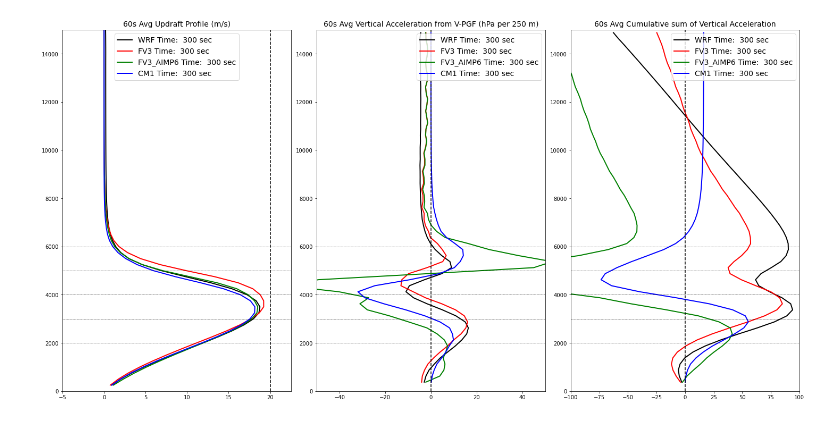
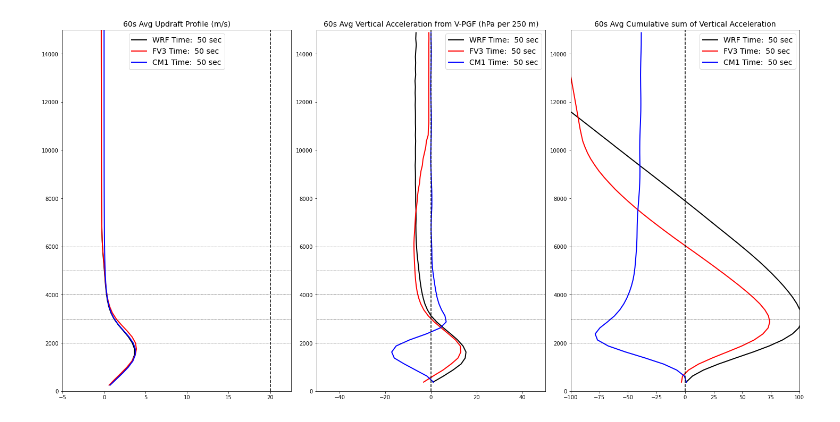
Before and after one commit to louiswicker/CAM_analysis_tools, a Jupyter notebook: bubble_profiles.ipynb, the cells around one changed output. Drawn from its saved outputs; the diff is of its cells as text; code cells hidden in the pictures.

```diff
--- a/bubble_profiles.ipynb
+++ b/bubble_profiles.ipynb
@@ -510,8 +296,8 @@ fv3_profiles_aimp6 = generate_ideal_profiles(fv3_fields_aimp6, w_thresh = 5.0, c
 # %%
 # CM1
 
-input_dir  = '/scratch/wicker/cm1r20.3/run_dry'
+input_dir  = '/work/wicker/cm1r20.3/run_dry'
 output_dir = './'
 
-cm1_fields  = read_model_fields(str(os.path.join(input_dir, "bble_run")), model_type='cm1', printout=True)
+cm1_fields  = read_model_fields(str(os.path.join(input_dir, "bble_run_5.35K")), model_type='cm1', printout=False)
 cm1_profiles = generate_ideal_profiles(cm1_fields, w_thresh = 5.0, cref_thresh = 45., min_pix=1, percentiles=None)
@@ -658,7 +403,7 @@ for n, time in enumerate([2,10,20,30,40,50, 60]):
     ax0.legend(fontsize=14)
 
     ax0 = ax[2]
-    plot_wprofile(cm1_profiles['w'], zhgts, time, time, ax0, lcolors[n], 'CM1_5K')
+    plot_wprofile(cm1_profiles['w'], zhgts, time, time, ax0, lcolors[n], 'CM1_5.35K')
     ax[2].set_title("CM1 %s" % titles, fontsize=18)
     ax0.axhline(y=6000., color='k', linestyle='--',linewidth=0.5)
     ax0.axhline(y=5000., color='k', linestyle='--',linewidth=0.5)
@@ -676,7 +421,7 @@ plt.show()
 # %%
 def plot_pprofile(profile, zhgts, time, thetime, ax, color, mlabel, linewidth=2.0):
 
-    label = "%s Time:  %d sec" % (mlabel, thetime*60)
+    label = "%s Time:  %d sec" % (mlabel, thetime*10)
 
     ax.plot(profile[:,time], zhgts, color=color, linewidth=linewidth, label=label)
 
@@ -685,11 +430,11 @@ titles = "Pressure Profiles"
 xvert  = 0
 xlim   = [-150,100]
 
-lcolors = ['y','c','g','b','r','m','k']
+lcolors = ['k','r','g','b','r','m','k']
 
 fig, ax = plt.subplots(1,3, constrained_layout=True,figsize=(30,10))
 
-for n, time in enumerate([2,10,20,30,40,50, 60]):
+for n, time in enumerate([10,20,60]):
 
     ax0 = ax[0]
     plot_pprofile(wrf_profiles['p'], zhgts, time, time, ax0, lcolors[n], 'WRF_5K')
@@ -718,7 +463,7 @@ for n, time in enumerate([2,10,20,30,40,50, 60]):
     ax0.legend(fontsize=14)
 
     ax0 = ax[2]
-    plot_pprofile(cm1_profiles['p'], zhgts, time, time, ax0, lcolors[n], 'CM1_5K')
+    plot_pprofile(cm1_profiles['p'], zhgts, time, time, ax0, lcolors[n], 'CM1_5.35K')
     ax0.set_title("CM1 %s" % titles, fontsize=18)
     ax0.axhline(y=6000., color='k', linestyle='--',linewidth=0.5)
     ax0.axhline(y=5000., color='k', linestyle='--',linewidth=0.5)
@@ -755,11 +500,10 @@ fig, ax = plt.subplots(1,3, constrained_layout=True,figsize=(25,10))
 
 wrf_vpgf   = -(wrf_profiles['p'][1:,:] - wrf_profiles['p'][:-1,:])/(0.5*(wrf_profiles['d'][1:,:] + wrf_profiles['d'][:-1,:]))
 fv3_vpgf   = -(fv3_profiles['p'][1:,:] - fv3_profiles['p'][:-1,:])/(0.5*(fv3_profiles['d'][1:,:] + fv3_profiles['d'][:-1,:]))
-fv3_vpgf_aimp6   = -(fv3_profiles_aimp6['p'][1:,:] - fv3_profiles_aimp6['p'][:-1,:])/(0.5*(fv3_profiles_aimp6['d'][1:,:] + fv3_profiles_aimp6['d'][:-1,:]))
 cm1_vpgf   = -(cm1_profiles['p'][1:,:] - cm1_profiles['p'][:-1,:])/(0.5*(cm1_profiles['d'][1:,:] + cm1_profiles['d'][:-1,:]))
 zhgts_vpgf = 0.5*(zhgts[1:] + zhgts[:-1])
 
-for n, time in enumerate([30]):
+for n, time in enumerate([1]):
 
     titles = "Updraft Profiles"
 
@@ -773,8 +517,7 @@ for n, time in enumerate([30]):
     ax0 = ax[0]
     plot_wprofile(wrf_profiles['w'],       zhgts, dtime,  time, ax0, 'k', 'WRF', linewidth=llinewidth[n])
     plot_wprofile(fv3_profiles['w'],       zhgts, dftime, time, ax0, 'r', 'FV3', linewidth=llinewidth[n])
-    plot_wprofile(fv3_profiles_aimp6['w'], zhgts, dftime, time, ax0, 'g', 'FV3_AIMP6', linewidth=llinewidth[n])
-    plot_wprofile(cm1_profiles['w'],       zhgts, dtime,  time, ax0, 'b', 'CM1', linewidth=llinewidth[n])
+    plot_wprofile(cm1_profiles['w'],       zhgts, dtime,  time, ax0, 'b', 'CM1_5.35K', linewidth=llinewidth[n])
     ax0.set_title("%s" % titles, fontsize=18)
     ax0.axhline(y=6000., color='k', linestyle='--',linewidth=0.5)
     ax0.axhline(y=5000., color='k', linestyle='--',linewidth=0.5)
@@ -793,8 +536,7 @@ for n, time in enumerate([30]):
     ax0 = ax[1]
     plot_wprofile(wrf_profiles['p'], zhgts, dtime,   time, ax0, 'k', 'WRF', linewidth=llinewidth[n])
     plot_wprofile(fv3_profiles['p'], zhgts, dftime,  time, ax0, 'r', 'FV3', linewidth=llinewidth[n])
-    plot_wprofile(fv3_profiles_aimp6['p'], zhgts,   dtime,   time, ax0, 'g', 'FV3_AIMP6', linewidth=llinewidth[n])
-    plot_wprofile(cm1_profiles['p'], zhgts, dtime,   time, ax0, 'b', 'CM1', linewidth=llinewidth[n])
+    plot_wprofile(cm1_profiles['p'], zhgts, dtime,   time, ax0, 'b', 'CM1_5.35K', linewidth=llinewidth[n])
     ax0.set_title("%s" % titles, fontsize=18)
     ax0.axhline(y=6000., color='k', linestyle='--',linewidth=0.5)
     ax0.axhline(y=5000., color='k', linestyle='--',linewidth=0.5)
@@ -814,10 +556,7 @@ for n, time in enumerate([30]):
 
     plot_wprofile(wrf_vpgf, zhgts_vpgf, dtime,   time, ax0, 'k', 'WRF', linewidth=llinewidth[n])
     plot_wprofile(fv3_vpgf, zhgts_vpgf, dftime, time, ax0, 'r', 'FV3', linewidth=llinewidth[n])
-
-    plot_wprofile(fv3_vpgf_aimp6, zhgts_vpgf, dftime, time, ax0, 'g', 'FV3_AIMP6', linewidth=llinewidth[n])
-
-    plot_wprofile(cm1_vpgf, zhgts_vpgf, dtime,   time, ax0, 'b', 'CM1', linewidth=llinewidth[n])
+    plot_wprofile(cm1_vpgf, zhgts_vpgf, dtime,   time, ax0, 'b', 'CM1_5.35K', linewidth=llinewidth[n])
     ax0.set_title("%s" % titles, fontsize=18)
     ax0.axhline(y=6000., color='k', linestyle='--',linewidth=0.5)
     ax0.axhline(y=5000., color='k', linestyle='--',linewidth=0.5)
@@ -852,16 +589,14 @@ fig, ax = plt.subplots(1,3, constrained_layout=True,figsize=(20,10))
 
 wrf_vpgf   = -(wrf_profiles['p'][1:,:] - wrf_profiles['p'][:-1,:])/(0.5*(wrf_profiles['d'][1:,:] + wrf_profiles['d'][:-1,:]))
 fv3_vpgf   = -(fv3_profiles['p'][1:,:] - fv3_profiles['p'][:-1,:])/(0.5*(fv3_profiles['d'][1:,:] + fv3_profiles['d'][:-1,:]))
-fv3_vpgf_aimp6   = -(fv3_profiles_aimp6['p'][1:,:] - fv3_profiles_aimp6['p'][:-1,:])/(0.5*(fv3_profiles_aimp6['d'][1:,:] + fv3_profiles_aimp6['d'][:-1,:]))
 cm1_vpgf   = -(cm1_profiles['p'][1:,:] - cm1_profiles['p'][:-1,:])/(0.5*(cm1_profiles['d'][1:,:] + cm1_profiles['d'][:-1,:]))
 zhgts_vpgf = 0.5*(zhgts[1:] + zhgts[:-1])
 
 wrf_sum = np.cumsum(wrf_vpgf,axis=0)
 fv3_sum = np.cumsum(fv3_vpgf,axis=0)
-fv3_sum_aimp6 = np.cumsum(fv3_vpgf_aimp6,axis=0)
 cm1_sum = np.cumsum(cm1_vpgf,axis=0)
 
-for n, time in enumerate([30]):
+for n, time in enumerate([5]):
 
     titles = "60s Avg Updraft Profile (m/s)"
 
@@ -875,7 +610,6 @@ for n, time in enumerate([30]):
     ax0 = ax[0]
     plot_wprofile(wrf_profiles['w'], zhgts, dtime,  time, ax0, 'k', 'WRF', linewidth=llinewidth[n])
     plot_wprofile(fv3_profiles['w'], zhgts, dftime, time, ax0, 'r', 'FV3', linewidth=llinewidth[n])
-    plot_wprofile(fv3_profiles_aimp6['w'], zhgts, dftime, time, ax0, 'g', 'FV3_AIMP6', linewidth=llinewidth[n])
     plot_wprofile(cm1_profiles['w'], zhgts, dtime,  time, ax0, 'b', 'CM1', linewidth=llinewidth[n])
 
     ax0.set_title("%s" % titles, fontsize=14)
@@ -897,7 +631,6 @@ for n, time in enumerate([30]):
 
     plot_wprofile(wrf_vpgf, zhgts_vpgf, dtime, time, ax0, 'k', 'WRF', linewidth=llinewidth[n])
     plot_wprofile(fv3_vpgf, zhgts_vpgf, dtime, time, ax0, 'r', 'FV3', linewidth=llinewidth[n])
-    plot_wprofile(fv3_vpgf_aimp6, zhgts_vpgf, dtime, time, ax0, 'g', 'FV3_AIMP6', linewidth=llinewidth[n])
     plot_wprofile(cm1_vpgf, zhgts_vpgf, dtime, time, ax0, 'b', 'CM1', linewidth=llinewidth[n])
     ax0.set_title("%s" % titles, fontsize=14)
     ax0.axhline(y=6000., color='k', linestyle='--',linewidth=0.5)
@@ -905,32 +638,32 @@ for n, time in enumerate([30]):
     ax0.axhline(y=4000., color='k', linestyle='--',linewidth=0.5)
     ax0.axhline(y=3000., color='k', linestyle='--',linewidth=0.5)
     ax0.axhline(y=2000., color='k', linestyle='--',linewidth=0.5)
     ax0.axvline(x=xvert, color='k', linestyle='--')
     ax0.set_ylim(0.0,15000.)
     ax0.set_xlim(xlim)
     ax0.legend(loc=1,fontsize=14)
 
     xvert  = 0
     xlim   = [-100,100]
 
     titles = "60s Avg Cumulative sum of Vertical Acceleration"
     ax0 = ax[2]
     plot_wprofile(wrf_sum, zhgts_vpgf, dtime, time, ax0, 'k', 'WRF', linewidth=llinewidth[n])
     plot_wprofile(fv3_sum, zhgts_vpgf, dtime, time, ax0, 'r', 'FV3', linewidth=llinewidth[n])
-    plot_wprofile(fv3_sum_aimp6, zhgts_vpgf, dtime, time, ax0, 'g', 'FV3_AIMP6', linewidth=llinewidth[n])
+
     plot_wprofile(cm1_sum, zhgts_vpgf, dtime, time, ax0, 'b', 'CM1', linewidth=llinewidth[n])
     ax0.set_title("%s" % titles, fontsize=14)
     ax0.axhline(y=6000., color='k', linestyle='--',linewidth=0.5)
     ax0.axhline(y=5000., color='k', linestyle='--',linewidth=0.5)
     ax0.axhline(y=4000., color='k', linestyle='--',linewidth=0.5)
     ax0.axhline(y=3000., color='k', linestyle='--',linewidth=0.5)
     ax0.axhline(y=2000., color='k', linestyle='--',linewidth=0.5)
     ax0.axvline(x=xvert, color='k', linestyle='--')
     ax0.set_ylim(0.0,15000.)
     ax0.set_xlim(xlim)
     ax0.legend(fontsize=14)
 
 
 plt.show()
 # %% [output]
-[figure, old version]
+[figure, new version]
```
Also changed, not shown: parts of 16 cells of this notebook, 3 other files.
